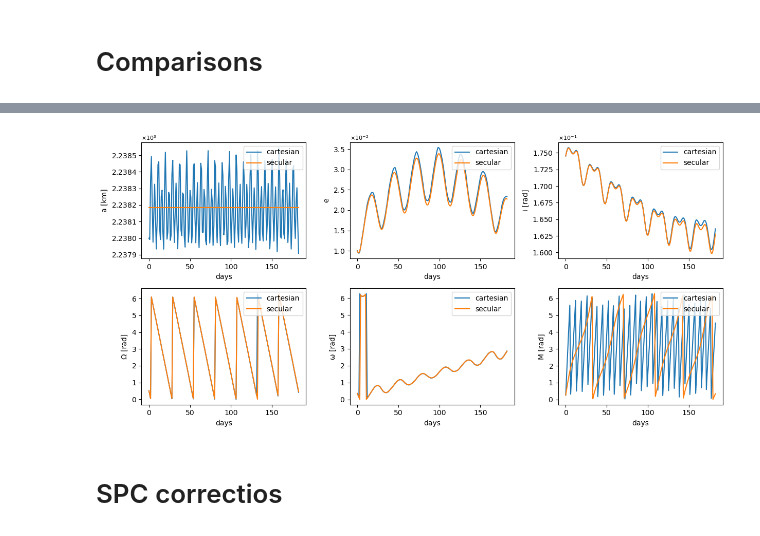
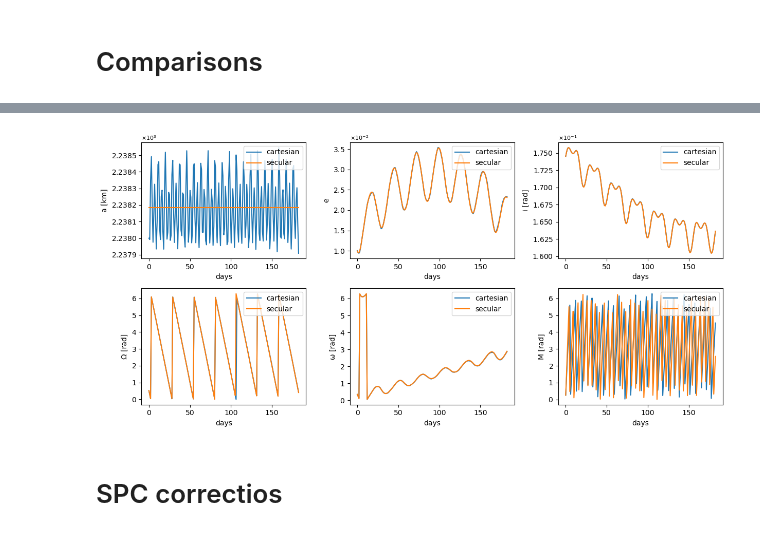
Before and after one commit to edoardolegnaro/AnalyticCisProp, a Jupyter notebook: orbit_integrations.ipynb, the cells around one changed output, grey strips where cells are left out. Saved outputs shown, nothing was run; the diff lists cells and outputs as text; code cells hidden in the pictures.

```diff
--- a/orbit_integrations.ipynb
+++ b/orbit_integrations.ipynb
@@ -217,3 +201,5 @@ Taylor order:
 # %%
 # find mean initial conditions
 [akm_mean, ecc0_mean, inc0_mean, OM0_mean, om0_mean, M0_mean] = vc.osc2mean([akm, ecc0, inc0, OM0, om0, M0], 0.0)
+# %%
+ic0_eq = vc.kep2equinox([akm_mean, ecc0_mean, inc0_mean, OM0_mean, om0_mean, M0_mean])
@@ -219,0 +216,36 @@ Taylor order:
+# %%
+sol_sec_kep_list = []
+
+# Iterate through each time step (columns of sol_sec_eq.y)
+for j in range(sec_sol_eq.y.shape[1]):
+    # Get the equinoctial state vector at time step j
+    equinoctial_state = sec_sol_eq.y[:, j]
+
+    # Convert the equinoctial state to Keplerian elements
+    # Assuming vc.equinox2kep takes only the state vector
+    # If it needs GML, add it: vc.equinox2kep(equinoctial_state, GML)
+    keplerian_state = vc.equinox2kep(equinoctial_state)
+
+    # Append the result to the list
+    sol_sec_kep_list.append(keplerian_state)
+# %%
+kep_var_names = ['a [km]', 'e', 'i [rad]', 'Ω [rad]', 'ω [rad]', 'M [rad]'] # Added 'a' and 'M'
+
+for i in range(6): # Loop through all 6 Keplerian elements
+    plt.subplot(2, 3, i+1)
+    # Use sol_sec_eq.t for the time axis
+    plt.plot(sec_sol_eq.t, np.array(sol_sec_kep_list)[:, i])
+    plt.ylabel(kep_var_names[i], fontsize = 12)
+    plt.xlabel('days')
+
+    # Optional: Add formatting like in other plots
+    ax = plt.gca()
+    formatter = ticker.ScalarFormatter(useMathText=True)
+    formatter.set_scientific(True)
+    formatter.set_powerlimits((-1, 1))
+    ax.yaxis.set_major_formatter(formatter)
+    ax.yaxis.get_offset_text().set_fontsize(8)
+    ax.yaxis.get_offset_text().set_position((0, 1.01))
+
+plt.tight_layout()
+plt.show()
@@ -254,3 +288,5 @@ plt.show()
 [figure]
 # %% [markdown]
 # Comparisons
+# %%
+sol_sec_kep_arr = np.array(sol_sec_kep_list)
@@ -257,32 +309,32 @@ plt.show()
 # %%
 kep_var_names = ['a [km]', 'e', 'i [rad]', 'Ω [rad]', 'ω [rad]', 'M [rad]']
 
 plt.figure(figsize=(12, 6))
 
 for i in range(6):
     plt.subplot(2, 3, i+1)
     plt.plot(tgrid, sol_kep[:, i], label = 'cartesian')
-    plt.plot(tgrid, sol_sec_kep[:, i], label = 'secular')
+    plt.plot(tgrid, sol_sec_kep_arr[:, i], label = 'secular')
     plt.ylabel(kep_var_names[i])
     plt.xlabel('days')
     plt.legend(loc = 'upper right')
     # Get the current axis
     ax = plt.gca()
 
     # Create a formatter object
     formatter = ticker.ScalarFormatter(useMathText=True)
     formatter.set_scientific(True)  # Enable scientific notation
     formatter.set_powerlimits((-1, 1))  # Use scientific notation for numbers outside this range
 
     # Apply the formatter to the y-axis
     ax.yaxis.set_major_formatter(formatter)
     ax.yaxis.get_offset_text().set_fontsize(8)
     ax.yaxis.get_offset_text().set_position((0, 1.01))  # Position the offset text above the axis
 
 plt.tight_layout()
 plt.show()
 # %% [output]
-[figure, old version]
+[figure, new version]
 # %% [markdown]
 # SPC correctios
 # %%
```
Also changed, not shown: parts of 5 cells of this notebook, 1 other file.
